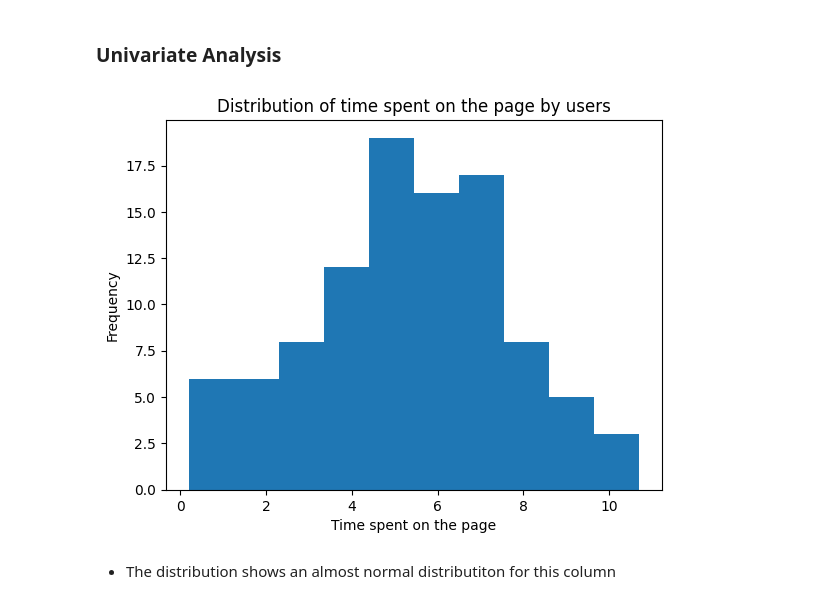
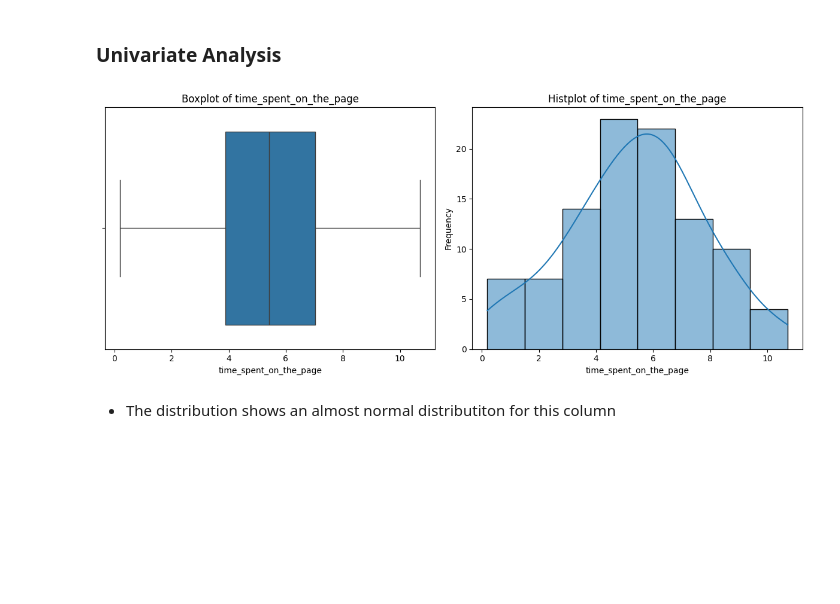
Before and after one commit to akatjizeu/Data-Science, a Jupyter notebook: deakin-bridging/business-stats/ENews_Express_Learner_Notebook_Full_Code.ipynb, the cells around one changed output. Saved outputs shown, nothing was run; the diff lists cells and outputs as text; code cells hidden in the pictures; blank space fills up the shorter version.

```diff
--- a/deakin-bridging/business-stats/ENews_Express_Learner_Notebook_Full_Code.ipynb
+++ b/deakin-bridging/business-stats/ENews_Express_Learner_Notebook_Full_Code.ipynb
@@ -195,3 +195,27 @@ np.int64(0)
 * There are no duplicates in the dataset
 # %% [markdown]
 ### Univariate Analysis
+# %%
+def univariate_analysis(data, column_name):
+    """
+    Displays a boxplot and histplot for a given numerical variable side by side.
+
+    Args:
+        data: pandas DataFrame
+        column_name: name of the numerical column to analyze
+    """
+    fig, axes = plt.subplots(1, 2, figsize=(12, 5))
+
+    # Boxplot
+    sns.boxplot(x=data[column_name], ax=axes[0])
+    axes[0].set_title(f'Boxplot of {column_name}')
+    axes[0].set_xlabel(column_name)
+
+    # Histplot
+    sns.histplot(data=data, x=column_name, ax=axes[1], kde=True)
+    axes[1].set_title(f'Histplot of {column_name}')
+    axes[1].set_xlabel(column_name)
+    axes[1].set_ylabel('Frequency')
+
+    plt.tight_layout()
+    plt.show()
@@ -198,10 +249,7 @@ np.int64(0)
 # %%
 #Univariate analysis for time_spent_on_the_page using a distribution graph
-plt.hist(data['time_spent_on_the_page'], bins=10)
-plt.xlabel('Time spent on the page')
-plt.ylabel('Frequency')
-plt.title('Distribution of time spent on the page by users');
+univariate_analysis(data, 'time_spent_on_the_page')
 # %% [output]
-[figure, old version]
+[figure, new version]
 # %% [markdown]
 * The distribution shows an almost normal distributiton for this column
```
Also changed, not shown: parts of 27 cells of this notebook.
